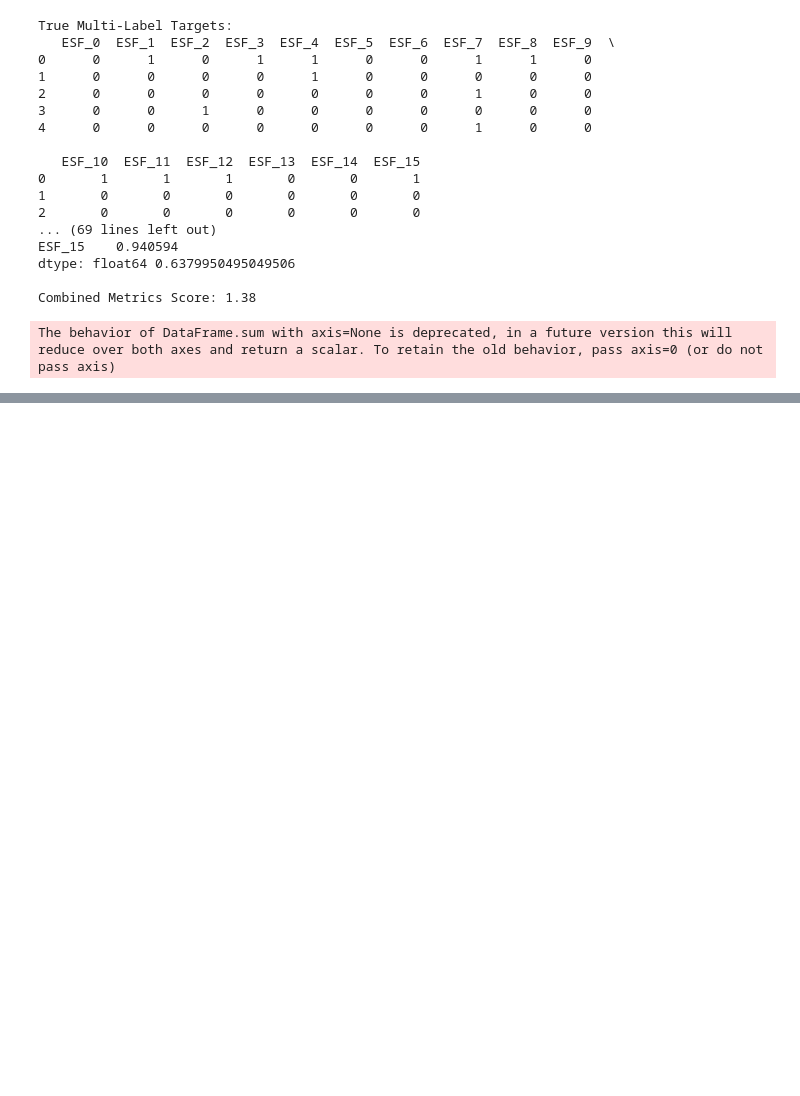
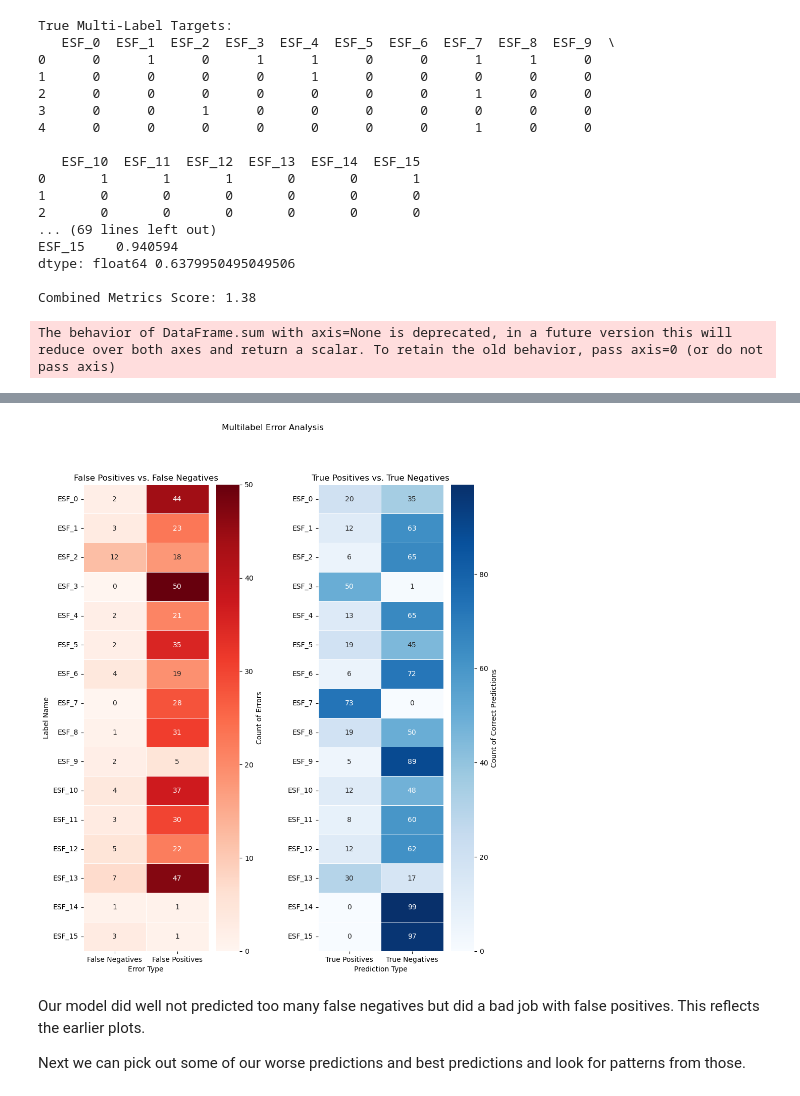
Before and after one commit to capstoneFA2025/FEMA-Recommender, a Jupyter notebook: multilabel_classification_model_selection_nontime.ipynb, the cells around one changed output, grey strips where cells are left out. Saved outputs shown, nothing was run; the diff lists cells and outputs as text; code cells hidden in the pictures; blank space fills up the shorter version.

```diff
--- a/multilabel_classification_model_selection_nontime.ipynb
+++ b/multilabel_classification_model_selection_nontime.ipynb
@@ -1980,0 +1683,68 @@ with open(filename, 'wb') as file:
+# %%
+cm_array = multilabel_confusion_matrix(y_test_transformed, y_pred_test_ovr)
+
+df_heatmap = pd.DataFrame({
+    'True Positives': cm_array[:, 1, 1],
+    'False Negatives': cm_array[:, 1, 0],
+    'False Positives': cm_array[:, 0, 1],
+    'True Negatives': cm_array[:, 0, 0]
+})
+
+df_heatmap.index = y_test_transformed.columns.tolist()
+# %%
+fig, axes = plt.subplots(
+    1, 2,
+    figsize=(10, 12),
+)
+
+ax_errors = axes[0]
+df_errors = df_heatmap[['False Negatives', 'False Positives']]
+
+sns.heatmap(
+    df_errors,
+    annot = True,
+    fmt = 'd',
+    cmap = 'Reds',
+    linewidths = .5,
+    cbar_kws = {'label': 'Count of Errors'},
+    ax = ax_errors,
+)
+
+ax_errors.set_title('False Positives vs. False Negatives')
+ax_errors.set_ylabel('Label Name')
+ax_errors.set_xlabel('Error Type')
+current_labels = ax_errors.get_yticklabels()
+ax_errors.set_yticklabels(
+    current_labels,
+    rotation=0,
+)
+
+ax_correct = axes[1]
+df_correct = df_heatmap[['True Positives', 'True Negatives']]
+
+sns.heatmap(
+    df_correct,
+    annot = True,
+    fmt = 'd',
+    cmap = 'Blues',
+    linewidths = .5,
+    cbar_kws = {'label': 'Count of Correct Predictions'},
+    ax = ax_correct
+)
+
+ax_correct.set_title('True Positives vs. True Negatives')
+ax_correct.set_xlabel('Prediction Type')
+ax_correct.set_yticklabels(
+    current_labels,
+    rotation=0,
+)
+
+fig.suptitle('Multilabel Error Analysis')
+plt.subplots_adjust(wspace=0.5)
+plt.show()
+# %% [output]
+[figure, added]
+# %% [markdown]
+Our model did well not predicted too many false negatives but did a bad job with false positives. This reflects the earlier plots.
+
+Next we can pick out some of our worse predictions and best predictions and look for patterns from those.
```
Also changed, not shown: parts of 26 cells of this notebook, 3 other files.
